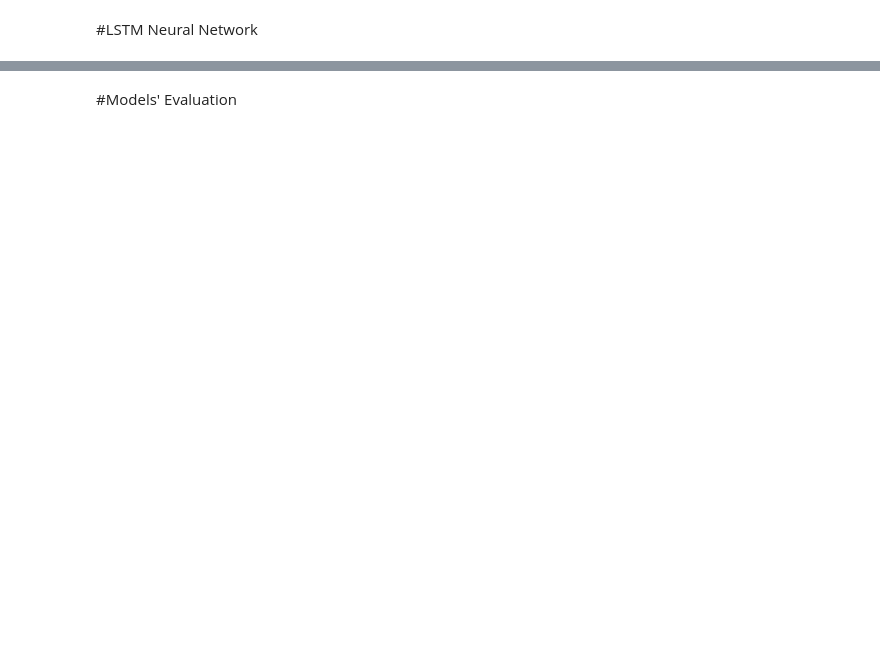
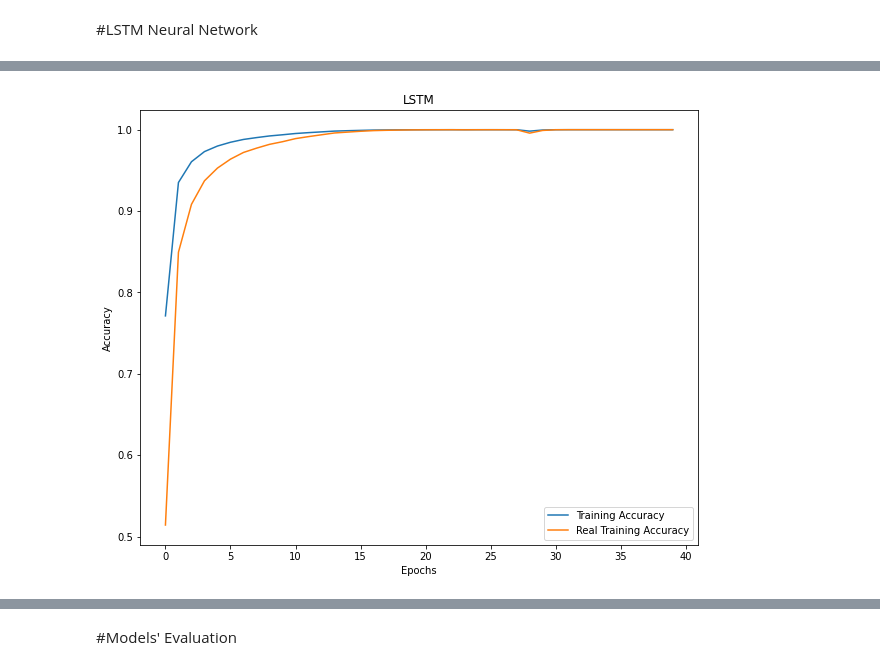
Before and after one commit to sustaz/Natural-Language-Processing-Unibo-Assignements-and-Project, a Jupyter notebook: Assignments/Assignment_1/assignment_1.ipynb, the cells around one changed output, grey strips where cells are left out. Cells and saved outputs as stored; diff of their text form; code cells hidden in the pictures; blank space fills up the shorter version.

```diff
--- a/Assignments/Assignment_1/assignment_1.ipynb
+++ b/Assignments/Assignment_1/assignment_1.ipynb
@@ -668,4 +637,5 @@ y_padded.shape
 # %%
+#we divide y_padded in train validation and test
 y_padded_train = y_padded[0:1896]
-y_padded_val = y_padded[1896:1896+1287]
-y_padded_test = y_padded[1896+1287:]
+y_padded_val = y_padded[1896:3183]
+y_padded_test = y_padded[3183:]
@@ -862,14 +726,0 @@ With this method we ignore the padding and the punctuation from the accuracy
-# %%
-from keras import backend as K
-
-def ignore_class_accuracy():
-    def ignore_accuracy(y_true, y_pred):
-        y_true_class = K.argmax(y_true, axis=-1)
-        y_pred_class = K.argmax(y_pred, axis=-1)
-        to_ignore = [0, 8, 23, 24, 25, 26, 40]  #'.': 8,'$': 23, '``': 24, "''": 25, ':': 26,'#': 40
-        for i in to_ignore:
-          ignore_mask = K.cast(K.not_equal(y_pred_class, i), 'int32')
-        matches = K.cast(K.equal(y_true_class, y_pred_class), 'int32') * ignore_mask
-        accuracy = K.sum(matches) / K.maximum(K.sum(ignore_mask), 1)
-        return accuracy
-    return ignore_accuracy
@@ -1008,0 +727,17 @@ plot_loss(gru_acc)
+# %%
+#Creation LSTM model with custom accuracy
+NUM_CLASSES = y_padded.shape[2]
+lstm_model_acc = Sequential()
+lstm_model_acc.add(Embedding(input_dim    = VOCABULARY_SIZE,         # vocabulary size - number of unique words in data
+                        output_dim        = EMBEDDING_SIZE,          # length of vector with which each word is represented
+                        input_length      = MAX_SEQUENCE,            # length of input sequence
+                        weights           = [embedding_V4],          # word embedding matrix
+                        trainable         = False                    # False - not update embeddings_weight matrix
+))
+lstm_model_acc.add(Bidirectional(LSTM(128, return_sequences=True),input_shape=(46, 1)))
+lstm_model_acc.add(TimeDistributed(Dense(NUM_CLASSES, activation='softmax')))
+lstm_model_acc.compile(loss     =  'categorical_crossentropy',
+                  optimizer     =  'adam',
+                  metrics       =  ['accuracy',ignore_class_accuracy(),f1_score_()],
+                  run_eagerly   =   True)
+lstm_model_acc.summary()
@@ -1008,0 +762,3 @@ plot_loss(gru_acc)
+# %%
+#Fitting the LSTM model with custom accuracy
+lstm_acc = lstm_model_acc.fit(X_padded, y_padded, batch_size=16, epochs=40,validation_data=(X_padded_val,y_padded_val))
@@ -1008,0 +783,5 @@ plot_loss(gru_acc)
+# %%
+#Plotting the LSTM model's accuracy and real accuracy of training set
+plot_accuracy(lstm_acc, "LSTM")
+# %% [output]
+[figure, added]
```
Also changed, not shown: parts of 113 cells of this notebook.
